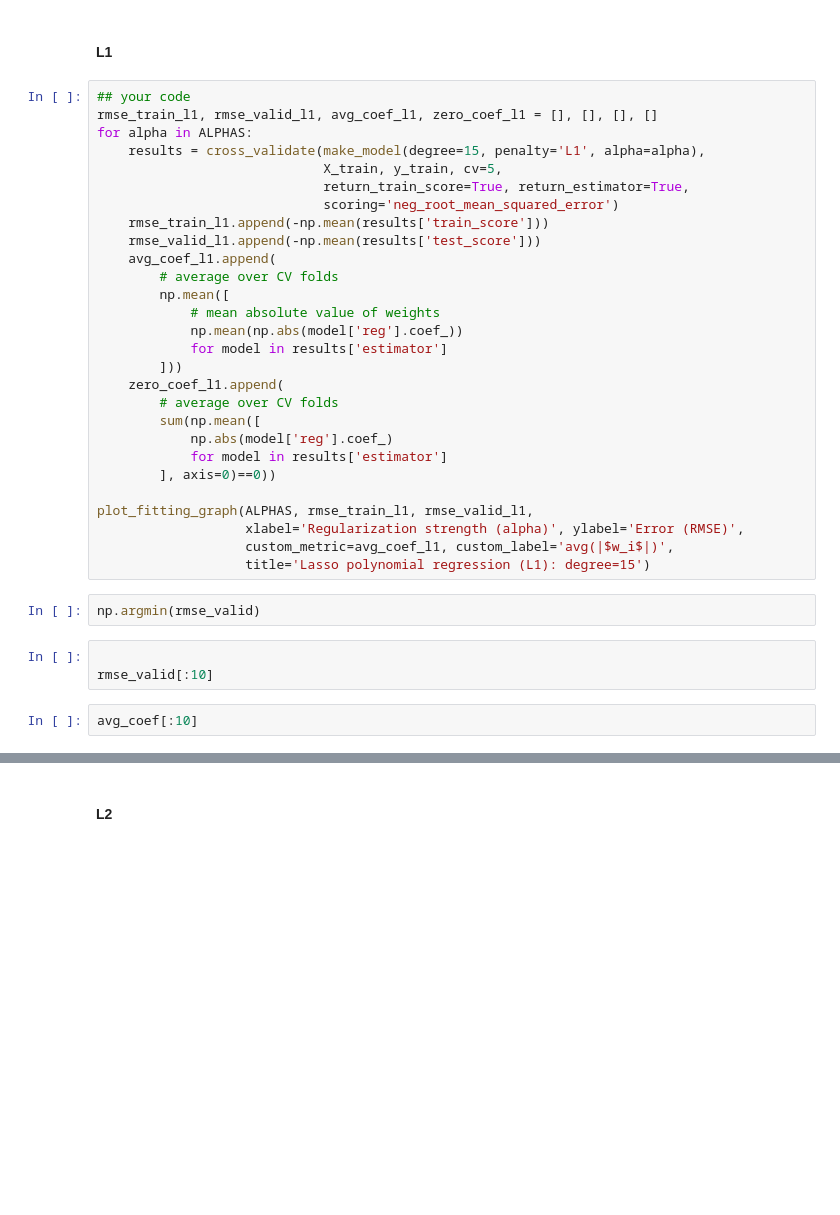
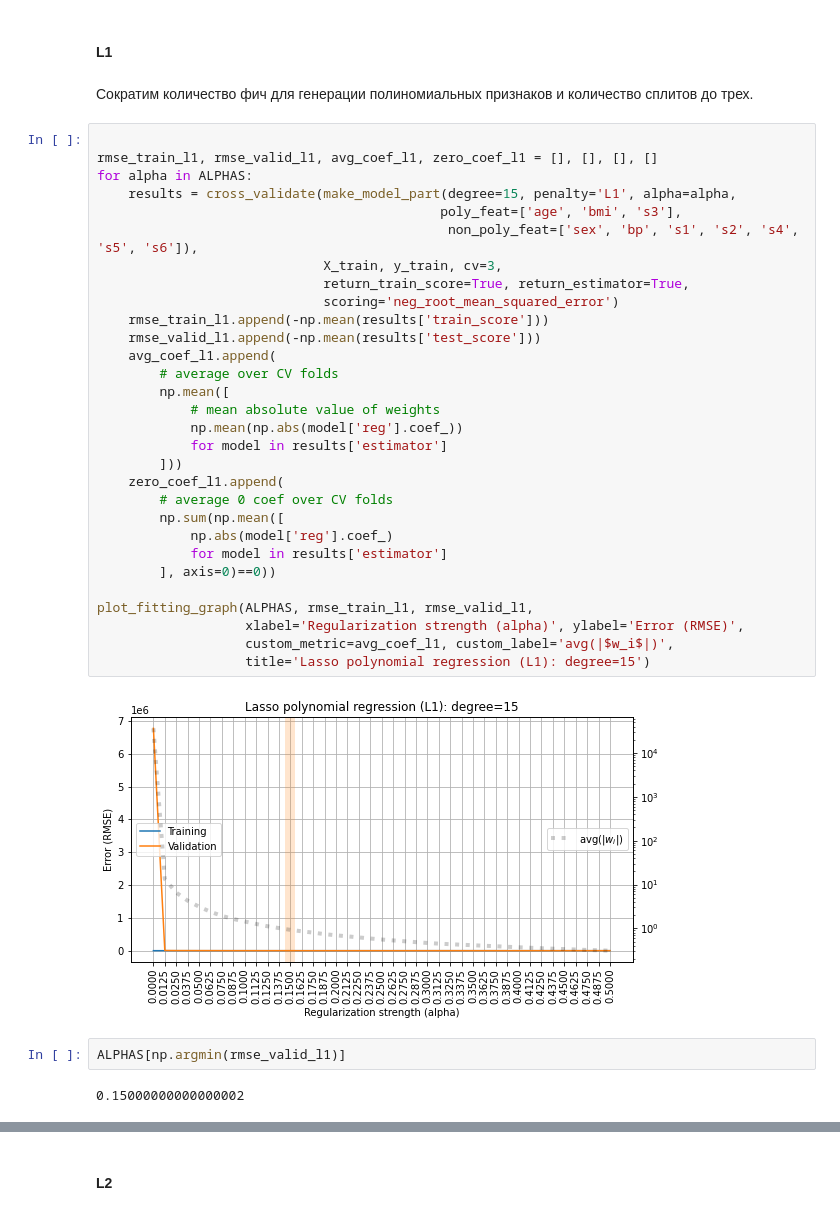
Before and after one commit to OksanaZaitseva/rsschool, a Jupyter notebook: 4_overfitting_regularization/overfitting_regularization_23.03.ipynb, the cells around one changed output, grey strips where cells are left out. Saved outputs shown, nothing was run; the diff lists cells and outputs as text; blank space fills up the shorter version.

```diff
--- a/4_overfitting_regularization/overfitting_regularization_23.03.ipynb
+++ b/4_overfitting_regularization/overfitting_regularization_23.03.ipynb
@@ -456,38 +495,41 @@ Is it indeed happening?
 Please do a discovery on your own and find that out empirically (both for **L1** and **L2**). Let's use `degree=15` and `alpha` from `ALPHAS`.
 # %% [markdown]
 #### L1
+# %% [markdown]
+Сократим количество фич для генерации полиномиальных признаков и количество сплитов до трех.
 # %%
-## your code
+
 rmse_train_l1, rmse_valid_l1, avg_coef_l1, zero_coef_l1 = [], [], [], []
 for alpha in ALPHAS:
-    results = cross_validate(make_model(degree=15, penalty='L1', alpha=alpha),
-                             X_train, y_train, cv=5,
+    results = cross_validate(make_model_part(degree=15, penalty='L1', alpha=alpha,
+                                            poly_feat=['age', 'bmi', 's3'],
+                                             non_poly_feat=['sex', 'bp', 's1', 's2', 's4', 's5', 's6']),
+                             X_train, y_train, cv=3,
                              return_train_score=True, return_estimator=True,
                              scoring='neg_root_mean_squared_error')
     rmse_train_l1.append(-np.mean(results['train_score']))
     rmse_valid_l1.append(-np.mean(results['test_score']))
     avg_coef_l1.append(
         # average over CV folds
         np.mean([
             # mean absolute value of weights
             np.mean(np.abs(model['reg'].coef_))
             for model in results['estimator']
         ]))
     zero_coef_l1.append(
-        # average over CV folds
-        sum(np.mean([
+        # average 0 coef over CV folds
+        np.sum(np.mean([
             np.abs(model['reg'].coef_)
             for model in results['estimator']
         ], axis=0)==0))
 
 plot_fitting_graph(ALPHAS, rmse_train_l1, rmse_valid_l1,
                    xlabel='Regularization strength (alpha)', ylabel='Error (RMSE)',
                    custom_metric=avg_coef_l1, custom_label='avg(|$w_i$|)',
                    title='Lasso polynomial regression (L1): degree=15')
+# %% [output]
+[figure, added]
-# %%
-np.argmin(rmse_valid)
-# %%
-
-rmse_valid[:10]
-# %%
-avg_coef[:10]
+# %%
+ALPHAS[np.argmin(rmse_valid_l1)]
+# %% [output]
+0.15000000000000002
```
Also changed, not shown: parts of 38 cells of this notebook.
